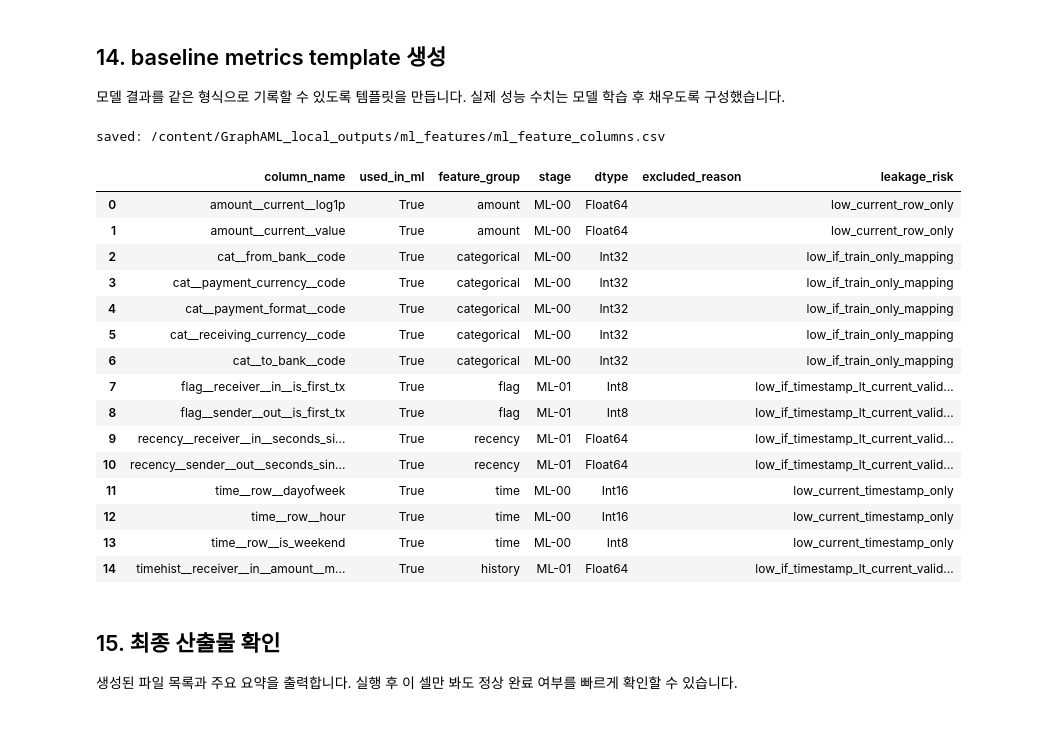
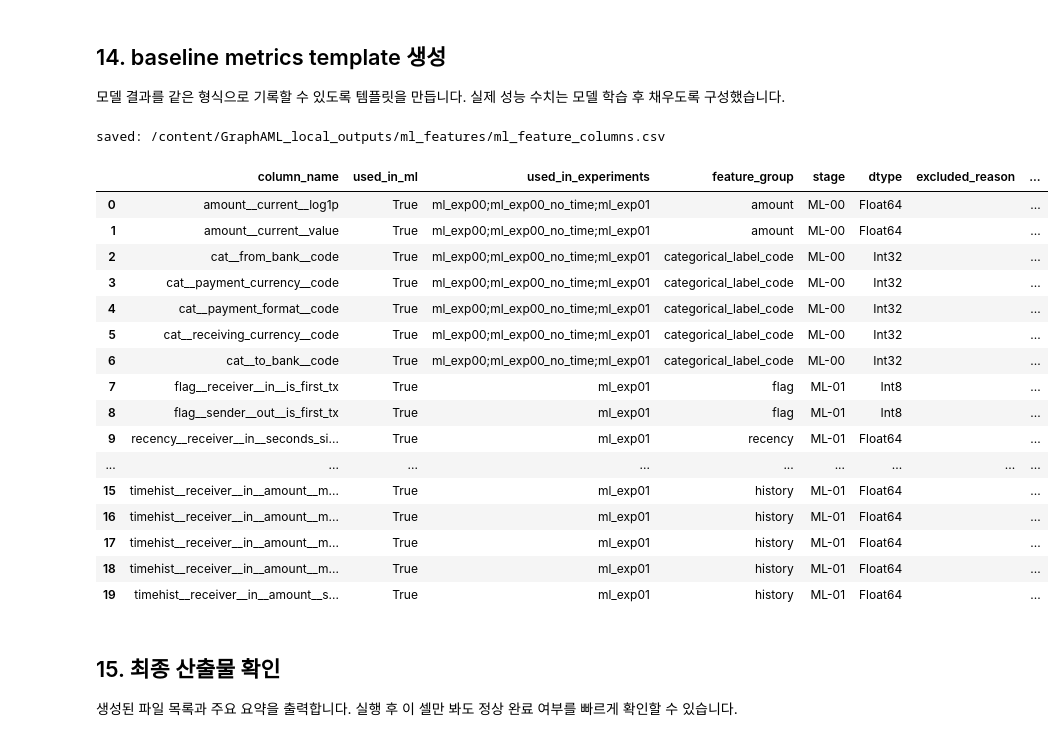
Before and after one commit to JKYUPSYCHE/Graph_AML, a Jupyter notebook: data/preprocessing/03_ml_feature_process.ipynb, the cells around one changed output. Cells and saved outputs as stored; diff of their text form; code cells hidden in the pictures.

Commit message:
[ML] categorical encoding

```diff
--- a/data/preprocessing/03_ml_feature_process.ipynb
+++ b/data/preprocessing/03_ml_feature_process.ipynb
@@ -1051,6 +1245,7 @@ def select_existing_cols(df, cols):
 
 META_KEEP_COLS = select_existing_cols(df_ml01_base, META_COLS)
 
+# 기존 호환 산출물: categorical은 train-only label/code column으로 포함합니다.
 ml_exp00 = df_ml00_base.select(META_KEEP_COLS + ML00_FEATURE_COLS)
 ml_exp00_no_time = df_ml00_base.select(META_KEEP_COLS + ML00_NO_TIME_FEATURE_COLS)
 ml_exp01 = df_ml01_base.select(META_KEEP_COLS + ML01_FEATURE_COLS)
@@ -1064,10 +1259,13 @@ record_memory("ml_exp00_ready", ml_exp00)
 record_memory("ml_exp00_no_time_ready", ml_exp00_no_time)
 record_memory("ml_exp01_ready", ml_exp01)
 
-print_shape("ml_exp00", ml_exp00)
-print_shape("ml_exp00_no_time", ml_exp00_no_time)
-print_shape("ml_exp01", ml_exp01)
-print_shape("ml_exp00_Xy", ml_exp00_Xy)
-print_shape("ml_exp00_no_time_Xy", ml_exp00_no_time_Xy)
-print_shape("ml_exp01_Xy", ml_exp01_Xy)
+for name, data in [
+    ("ml_exp00", ml_exp00),
+    ("ml_exp00_no_time", ml_exp00_no_time),
+    ("ml_exp01", ml_exp01),
+    ("ml_exp00_Xy", ml_exp00_Xy),
+    ("ml_exp00_no_time_Xy", ml_exp00_no_time_Xy),
+    ("ml_exp01_Xy", ml_exp01_Xy),
+]:
+    print_shape(name, data)
 # %% [output]
@@ -1335,7 +1477,7 @@ def infer_feature_group(col):
     if col.startswith("amount__"):
         return "amount"
     if col.startswith("cat__"):
-        return "categorical"
+        return "categorical_label_code"
     if col.startswith("time__"):
         return "time"
     if col.startswith("timehist__"):
@@ -1348,11 +1490,17 @@ def infer_feature_group(col):
 
 
 def infer_stage(col):
+    stages = []
     if col in ML00_FEATURE_COLS:
-        return "ML-00"
+        stages.append("ML-00")
     if col in ML01_HISTORY_FEATURE_COLS:
-        return "ML-01"
-    return "unknown"
+        stages.append("ML-01")
+    return "+".join(stages) if stages else "unknown"
+
+
+def infer_used_in_experiments(col):
+    used = [name for name, cols in FEATURE_SET_REGISTRY.items() if col in cols]
+    return ";".join(used)
 
 
 def infer_leakage_risk(col):
@@ -1367,14 +1515,18 @@ def infer_leakage_risk(col):
 
 # 실제 모델 입력으로 쓸 컬럼과 제외할 메타 컬럼을 구분합니다.
 def make_ml_feature_columns():
-    all_cols = sorted(set(ML00_FEATURE_COLS + ML00_NO_TIME_FEATURE_COLS + ML01_FEATURE_COLS))
+    all_feature_cols = []
+    for cols in FEATURE_SET_REGISTRY.values():
+        all_feature_cols.extend(cols)
+    all_cols = sorted(set(all_feature_cols))
     records = []
 
     for col in all_cols:
-        dtype = safe_schema_get(ml_exp01.schema, col, safe_schema_get(ml_exp00.schema, col, "unknown"))
+        dtype = safe_schema_get(df_ml01_base.schema, col, "unknown")
         records.append({
             "column_name": col,
             "used_in_ml": True,
+            "used_in_experiments": infer_used_in_experiments(col),
             "feature_group": infer_feature_group(col),
             "stage": infer_stage(col),
             "dtype": dtype,
@@ -1384,50 +1536,52 @@ def make_ml_feature_columns():
 
     excluded_cols = [
         "tx_id", "timestamp", "split", "label",
         "sender_account", "receiver_account",
         "from_bank", "to_bank",
         "payment_currency", "receiving_currency", "payment_format",
     ]
 
     for col in excluded_cols:
         if col in df_ml01_base.columns:
             records.append({
                 "column_name": col,
                 "used_in_ml": False,
+                "used_in_experiments": "",
                 "feature_group": "meta_or_raw",
                 "stage": "excluded",
                 "dtype": safe_schema_get(df_ml01_base.schema, col),
                 "excluded_reason": "model input에서는 제외",
                 "leakage_risk": "excluded_from_model_input",
             })
 
     return pd.DataFrame(records)
 
 
 ml_feature_columns = make_ml_feature_columns()
 ml_feature_columns_path = CONFIG["LOCAL_OUTPUT_DIR"] / "ml_feature_columns.csv"
 ml_feature_columns.to_csv(ml_feature_columns_path, index=False, encoding="utf-8-sig")
 
 print("saved:", ml_feature_columns_path)
-ml_feature_columns.head(15)
+ml_feature_columns.head(20)
 # %% [output]
 saved: /content/GraphAML_local_outputs/ml_features/ml_feature_columns.csv
-|  | column_name | used_in_ml | feature_group | stage | dtype | excluded_reason | leakage_risk |
-| 0 | amount__current__log1p | True | amount | ML-00 | Float64 |  | low_current_row_only |
-| 1 | amount__current__value | True | amount | ML-00 | Float64 |  | low_current_row_only |
-| 2 | cat__from_bank__code | True | categorical | ML-00 | Int32 |  | low_if_train_only_mapping |
-| 3 | cat__payment_currency__code | True | categorical | ML-00 | Int32 |  | low_if_train_only_mapping |
-| 4 | cat__payment_format__code | True | categorical | ML-00 | Int32 |  | low_if_train_only_mapping |
-| 5 | cat__receiving_currency__code | True | categorical | ML-00 | Int32 |  | low_if_train_only_mapping |
-| 6 | cat__to_bank__code | True | categorical | ML-00 | Int32 |  | low_if_train_only_mapping |
-| 7 | flag__receiver__in__is_first_tx | True | flag | ML-01 | Int8 |  | low_if_timestamp_lt_current_valid... |
-| 8 | flag__sender__out__is_first_tx | True | flag | ML-01 | Int8 |  | low_if_timestamp_lt_current_valid... |
-| 9 | recency__receiver__in__seconds_si... | True | recency | ML-01 | Float64 |  | low_if_timestamp_lt_current_valid... |
-| 10 | recency__sender__out__seconds_sin... | True | recency | ML-01 | Float64 |  | low_if_timestamp_lt_current_valid... |
-| 11 | time__row__dayofweek | True | time | ML-00 | Int16 |  | low_current_timestamp_only |
-| 12 | time__row__hour | True | time | ML-00 | Int16 |  | low_current_timestamp_only |
-| 13 | time__row__is_weekend | True | time | ML-00 | Int8 |  | low_current_timestamp_only |
-| 14 | timehist__receiver__in__amount__m... | True | history | ML-01 | Float64 |  | low_if_timestamp_lt_current_valid... |
+|  | column_name | used_in_ml | used_in_experiments | feature_group | stage | dtype | excluded_reason | ... |
+| 0 | amount__current__log1p | True | ml_exp00;ml_exp00_no_time;ml_exp01 | amount | ML-00 | Float64 |  | ... |
+| 1 | amount__current__value | True | ml_exp00;ml_exp00_no_time;ml_exp01 | amount | ML-00 | Float64 |  | ... |
+| 2 | cat__from_bank__code | True | ml_exp00;ml_exp00_no_time;ml_exp01 | categorical_label_code | ML-00 | Int32 |  | ... |
+| 3 | cat__payment_currency__code | True | ml_exp00;ml_exp00_no_time;ml_exp01 | categorical_label_code | ML-00 | Int32 |  | ... |
+| 4 | cat__payment_format__code | True | ml_exp00;ml_exp00_no_time;ml_exp01 | categorical_label_code | ML-00 | Int32 |  | ... |
+| 5 | cat__receiving_currency__code | True | ml_exp00;ml_exp00_no_time;ml_exp01 | categorical_label_code | ML-00 | Int32 |  | ... |
+| 6 | cat__to_bank__code | True | ml_exp00;ml_exp00_no_time;ml_exp01 | categorical_label_code | ML-00 | Int32 |  | ... |
+| 7 | flag__receiver__in__is_first_tx | True | ml_exp01 | flag | ML-01 | Int8 |  | ... |
+| 8 | flag__sender__out__is_first_tx | True | ml_exp01 | flag | ML-01 | Int8 |  | ... |
+| 9 | recency__receiver__in__seconds_si... | True | ml_exp01 | recency | ML-01 | Float64 |  | ... |
+| ... | ... | ... | ... | ... | ... | ... | ... | ... |
+| 15 | timehist__receiver__in__amount__m... | True | ml_exp01 | history | ML-01 | Float64 |  | ... |
+| 16 | timehist__receiver__in__amount__m... | True | ml_exp01 | history | ML-01 | Float64 |  | ... |
+| 17 | timehist__receiver__in__amount__m... | True | ml_exp01 | history | ML-01 | Float64 |  | ... |
+| 18 | timehist__receiver__in__amount__m... | True | ml_exp01 | history | ML-01 | Float64 |  | ... |
+| 19 | timehist__receiver__in__amount__s... | True | ml_exp01 | history | ML-01 | Float64 |  | ... |
 # %% [markdown]
 ## 15. 최종 산출물 확인
 생성된 파일 목록과 주요 요약을 출력합니다. 실행 후 이 셀만 봐도 정상 완료 여부를 빠르게 확인할 수 있습니다.
```
Also changed, not shown: parts of 15 cells of this notebook.
